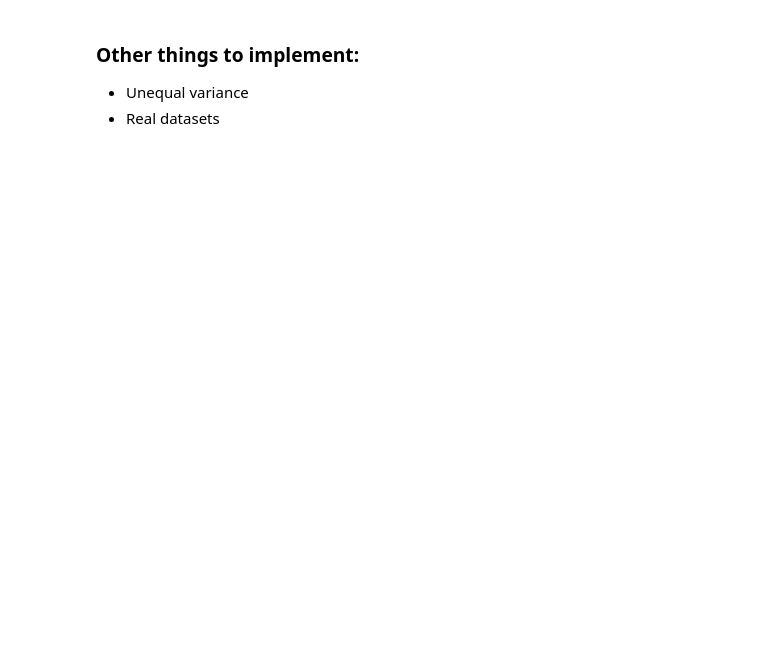
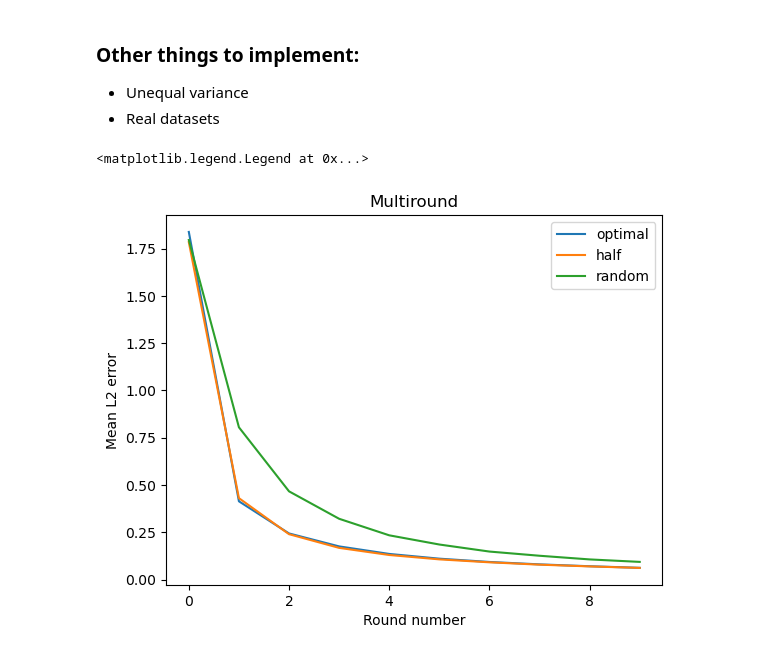
Before and after one commit to jangkun217/Combinatorial-Interventions, a Jupyter notebook: Experiments_condensed.ipynb, the cells around one changed output. Cells and saved outputs as stored; diff of their text form; code cells hidden in the pictures; blank space fills up the shorter version.

Commit message:
Add files via upload
Fixed minor errors

```diff
--- a/Experiments_condensed.ipynb
+++ b/Experiments_condensed.ipynb
@@ -321,3 +321,29 @@ plt.legend()
 ### Other things to implement:
 - Unequal variance
 - Real datasets
+# %%
+p = 10
+n = 300
+k = 3
+sigma = 1
+beta_l = -1
+beta_h = -1
+d0 = [.5]*p
+num_rounds = 10
+trials = 50
+
+results_multiround_optimal_2 = multiple_round(p, n, k, sigma, beta_l, beta_h, d0, num_rounds, trials, "optimal")
+results_multiround_half_2 = multiple_round(p, n, k, sigma, beta_l, beta_h, d0, num_rounds, trials, "half")
+results_multiround_random_2 = multiple_round(p, n, k, sigma, beta_l, beta_h, d0, num_rounds, trials, "random")
+# %%
+plt.plot(range(num_rounds), [np.mean(results_multiround_optimal_2[r]) for r in range(num_rounds)], label="optimal")
+plt.plot(range(num_rounds), [np.mean(results_multiround_half_2[r]) for r in range(num_rounds)], label="half")
+plt.plot(range(num_rounds), [np.mean(results_multiround_random_2[r]) for r in range(num_rounds)], label="random")
+
+plt.title("Multiround")
+plt.xlabel("Round number")
+plt.ylabel("Mean L2 error")
+plt.legend()
+# %% [output]
+<matplotlib.legend.Legend at 0x...>
+[figure, added]
```
Also changed, not shown: parts of 7 cells of this notebook.
